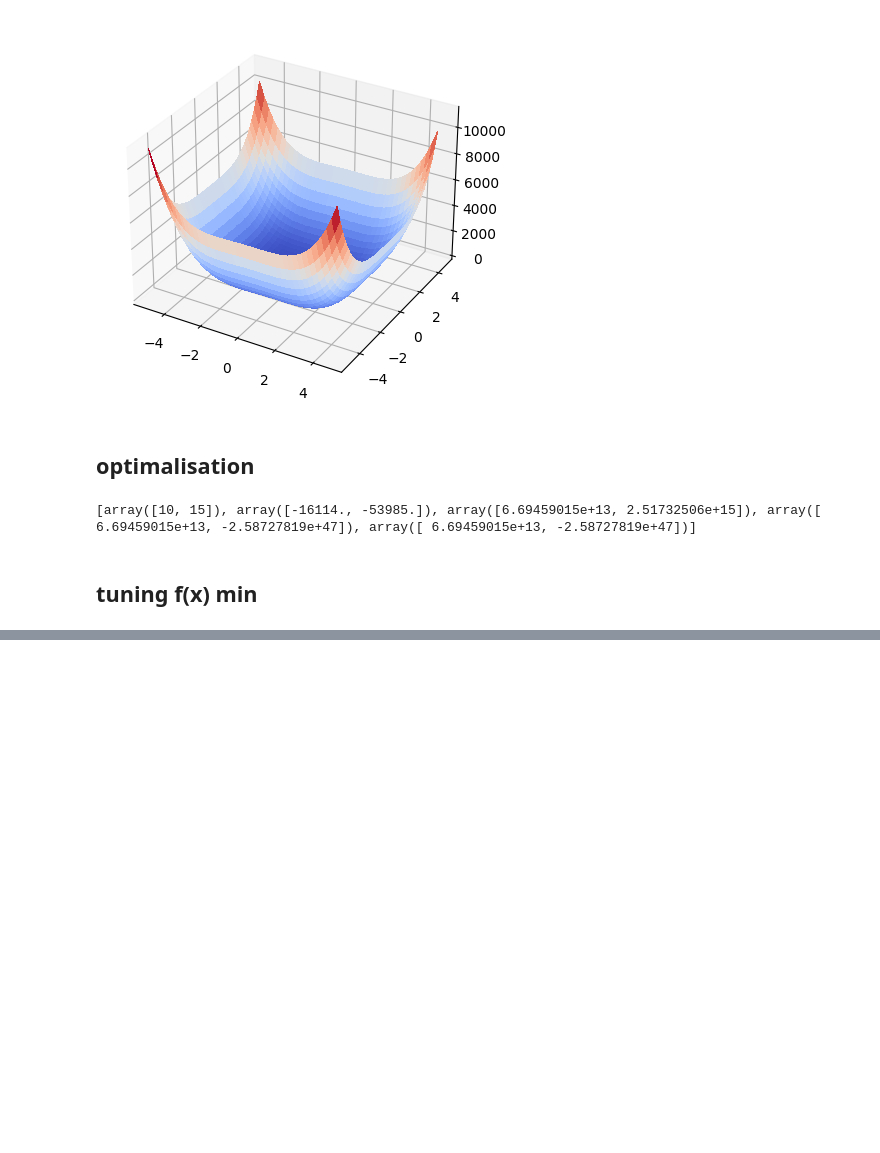
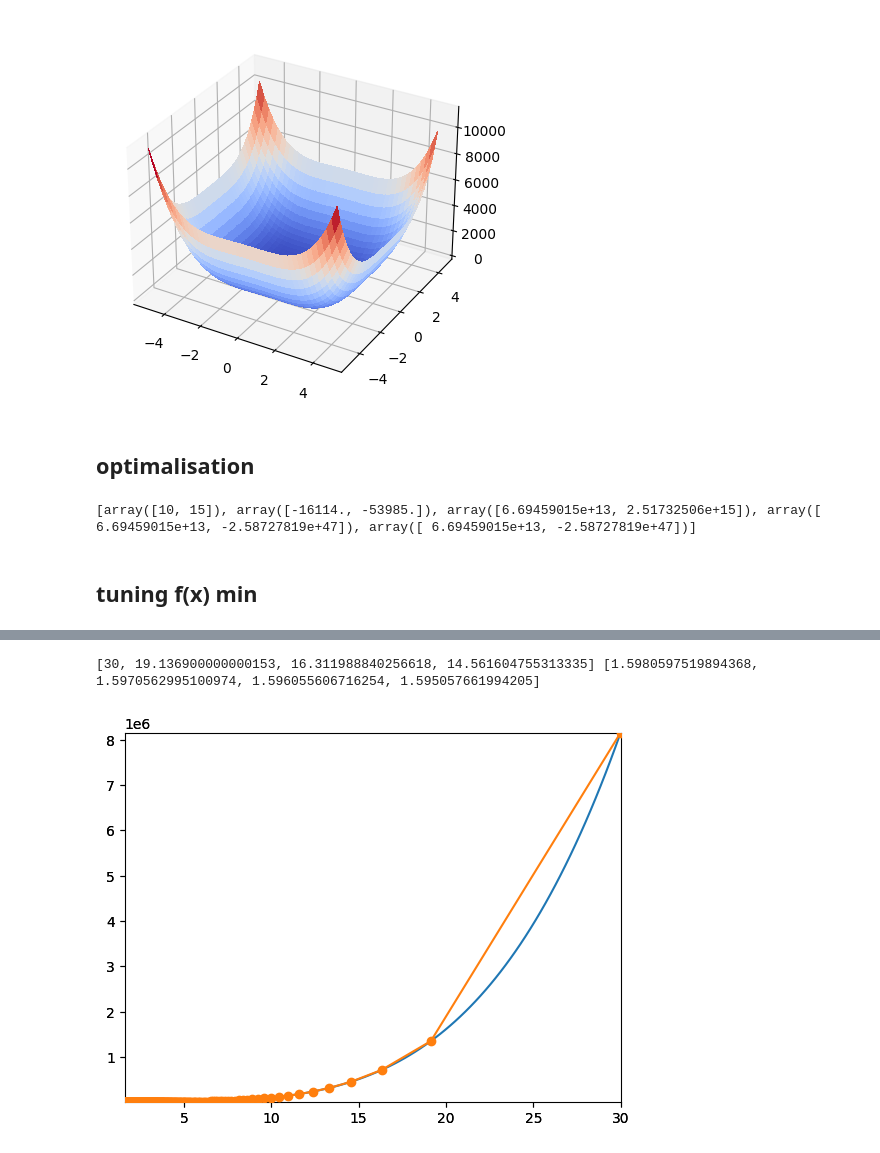
Before and after one commit to wz7475/gradient-descent, a Jupyter notebook: lab1.ipynb, the cells around one changed output, grey strips where cells are left out. Cells and saved outputs as stored; diff of their text form; code cells hidden in the pictures; blank space fills up the shorter version.

```diff
--- a/lab1.ipynb
+++ b/lab1.ipynb
@@ -150,0 +170,5 @@ arg, val = plot_function_2d_and_path(f, 0.001, -4)
+# %%
+wrapper_2d(f, -5, 30)
+# %% [output]
+[30, 19.136900000000153, 16.311988840256618, 14.561604755313335] [1.5980597519894368, 1.5970562995100974, 1.596055606716254, 1.595057661994205]
+[figure, added]
```
Also changed, not shown: parts of 15 cells of this notebook.
